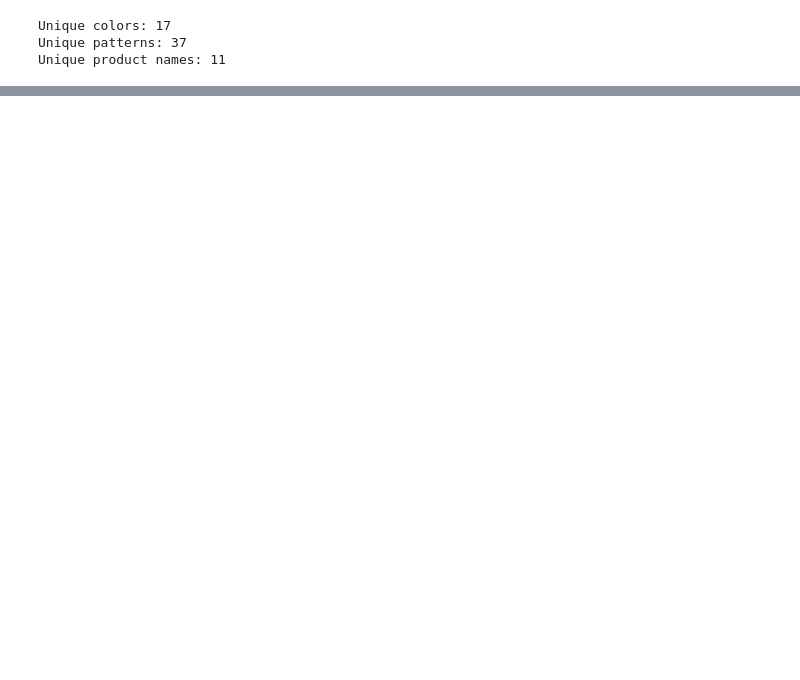
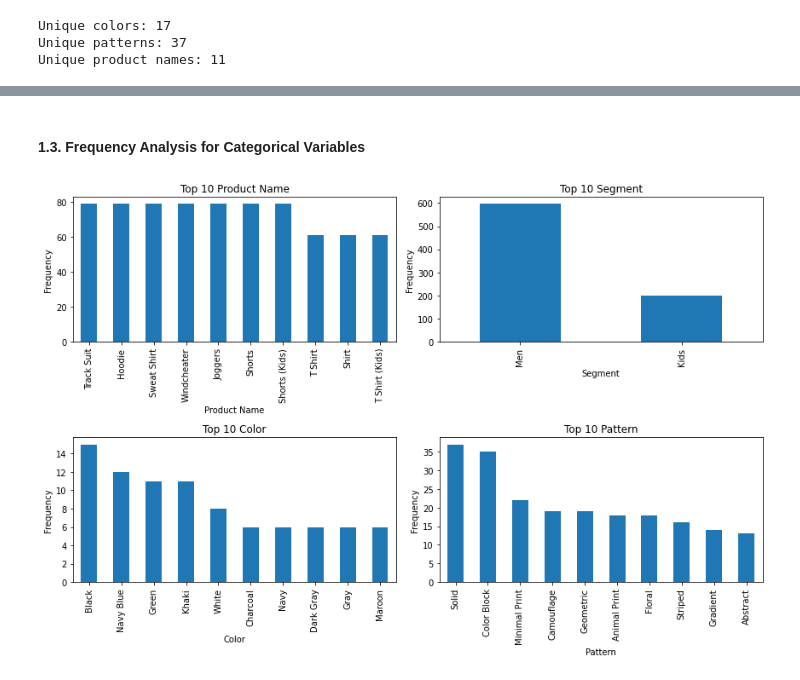
Before and after one commit to ArmanGrewal007/bdm_proj, a Jupyter notebook: main.ipynb, the cells around one changed output, grey strips where cells are left out. Cells and saved outputs as stored; diff of their text form; code cells hidden in the pictures; blank space fills up the shorter version.

```diff
--- a/main.ipynb
+++ b/main.ipynb
@@ -94,0 +177,16 @@ plt.show()
+# %% [markdown]
+#### 1.3. Frequency Analysis for Categorical Variables
+# %%
+fig, axes = plt.subplots(2, 2, figsize=(12, 8))  # 2 rows, 2 columns
+axes = axes.flatten()  # Flatten to iterate easily
+
+for i, col in enumerate(categorical_cols):
+    merged_df[col].value_counts().head(10).plot(kind="bar", ax=axes[i])
+    axes[i].set_title(f"Top 10 {col}")
+    axes[i].set_xlabel(col)
+    axes[i].set_ylabel("Frequency")
+
+plt.tight_layout()
+plt.show()
+# %% [output]
+[figure, added]
```
Also changed, not shown: parts of 50 cells of this notebook.
